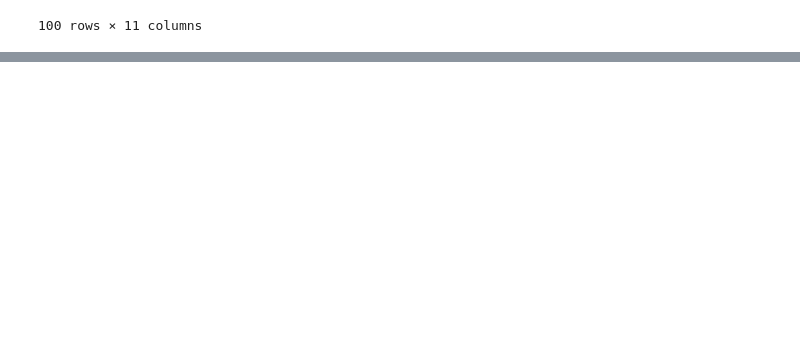
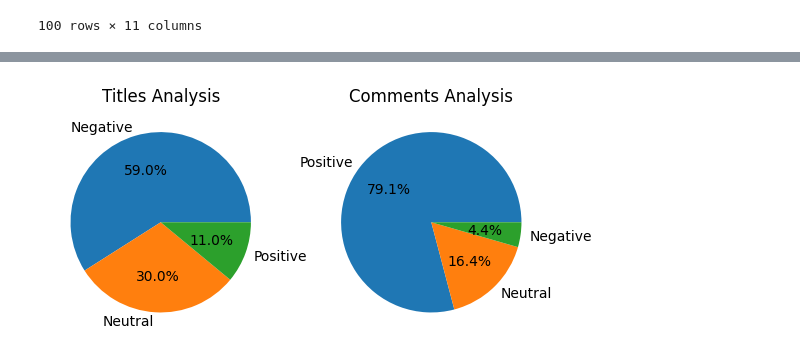
Before and after one commit to RAtul14ApriL/sentimental_analysis, a Jupyter notebook: sentiment_analysis.ipynb, the cells around one changed output, grey strips where cells are left out. Cells and saved outputs as stored; diff of their text form; code cells hidden in the pictures; blank space fills up the shorter version.

```diff
--- a/sentiment_analysis.ipynb
+++ b/sentiment_analysis.ipynb
@@ -108,0 +165,9 @@ f.show()
+# %%
+f , (ax1,ax2) = plt.subplots(1,2)
+ax1.pie(df_posts['titles_analysis'].value_counts(),labels=df_posts['titles_analysis'].value_counts().index,autopct='%1.1f%%')
+ax2.pie(df_comments['comments_analysis'].value_counts(),labels=df_comments['comments_analysis'].value_counts().index,autopct='%1.1f%%')
+ax1.set_title("Titles Analysis")
+ax2.set_title("Comments Analysis")
+f.show()
+# %% [output]
+[figure, added]
```
Also changed, not shown: parts of 6 cells of this notebook.
